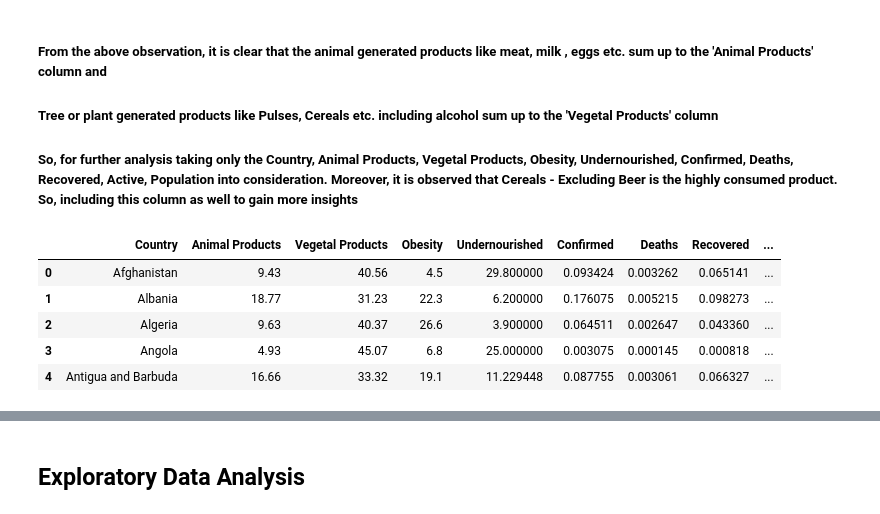
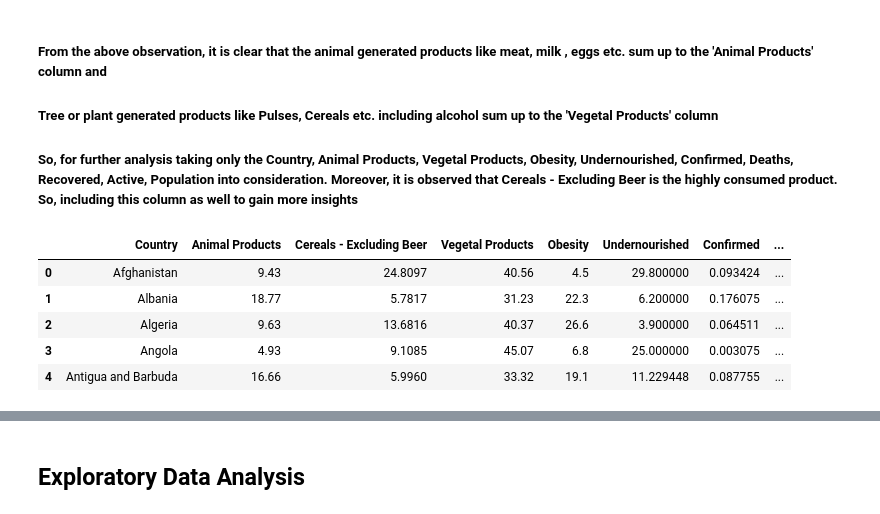
Before and after one commit to MahalavanyaSriram/COVID-19_Prediction, a Jupyter notebook: Kdd_Project.ipynb, the cells around one changed output, grey strips where cells are left out. Cells and saved outputs as stored; diff of their text form; code cells hidden in the pictures.

```diff
--- a/Kdd_Project.ipynb
+++ b/Kdd_Project.ipynb
@@ -131,3 +130,4 @@ covid_food_data['Undernourished'].fillna((covid_food_data['Undernourished'].mean
 # dropping rows that has missing values for confirmed deaths and recovered columns.
 # Since most of them are geographically dispersed islands and are not affected by covid
 covid_food_data.dropna(axis=0,subset = ['Confirmed', 'Deaths'], inplace=True)
+covid_food_data.reset_index(drop=True, inplace=True)
@@ -203,12 +208,12 @@ covid_food_data = covid_food_data.drop(['Unit (all except Population)'], axis=1)
 ##### Tree or plant generated products like Pulses, Cereals etc. including alcohol sum up to the 'Vegetal Products' column
 ##### So, for further analysis taking only the Country, Animal Products, Vegetal Products, Obesity, Undernourished, Confirmed, Deaths, Recovered, Active, Population into consideration. Moreover, it is observed that Cereals - Excluding Beer is the highly consumed product. So, including this column as well to gain more insights
 # %%
-covid_food_data2 = pd.DataFrame(covid_food_data, columns = ['Country', 'Animal Products', 'Vegetal Products', 'Obesity', 'Undernourished', 'Confirmed', 'Deaths', 'Recovered', 'Active', 'Population'])
-covid_food_data2.head()
+covid_food_data = pd.DataFrame(covid_food_data, columns = ['Country', 'Animal Products', 'Cereals - Excluding Beer', 'Vegetal Products', 'Obesity', 'Undernourished', 'Confirmed', 'Deaths', 'Recovered', 'Active', 'Population'])
+covid_food_data.head()
 # %% [output]
-|  | Country | Animal Products | Vegetal Products | Obesity | Undernourished | Confirmed | Deaths | Recovered | ... |
-| 0 | Afghanistan | 9.43 | 40.56 | 4.5 | 29.800000 | 0.093424 | 0.003262 | 0.065141 | ... |
-| 1 | Albania | 18.77 | 31.23 | 22.3 | 6.200000 | 0.176075 | 0.005215 | 0.098273 | ... |
-| 2 | Algeria | 9.63 | 40.37 | 26.6 | 3.900000 | 0.064511 | 0.002647 | 0.043360 | ... |
-| 3 | Angola | 4.93 | 45.07 | 6.8 | 25.000000 | 0.003075 | 0.000145 | 0.000818 | ... |
-| 4 | Antigua and Barbuda | 16.66 | 33.32 | 19.1 | 11.229448 | 0.087755 | 0.003061 | 0.066327 | ... |
+|  | Country | Animal Products | Cereals - Excluding Beer | Vegetal Products | Obesity | Undernourished | Confirmed | ... |
+| 0 | Afghanistan | 9.43 | 24.8097 | 40.56 | 4.5 | 29.800000 | 0.093424 | ... |
+| 1 | Albania | 18.77 | 5.7817 | 31.23 | 22.3 | 6.200000 | 0.176075 | ... |
+| 2 | Algeria | 9.63 | 13.6816 | 40.37 | 26.6 | 3.900000 | 0.064511 | ... |
+| 3 | Angola | 4.93 | 9.1085 | 45.07 | 6.8 | 25.000000 | 0.003075 | ... |
+| 4 | Antigua and Barbuda | 16.66 | 5.9960 | 33.32 | 19.1 | 11.229448 | 0.087755 | ... |
```
Also changed, not shown: parts of 59 cells of this notebook.
